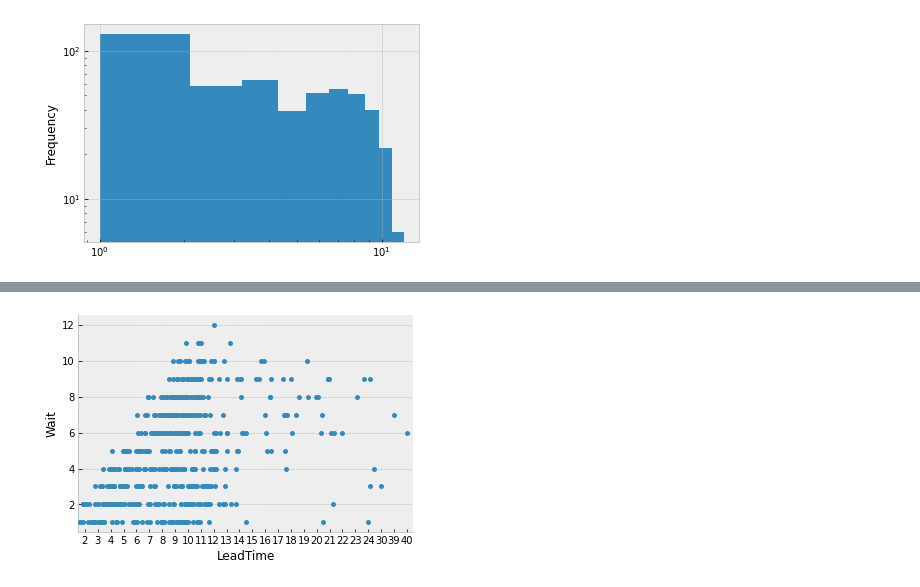
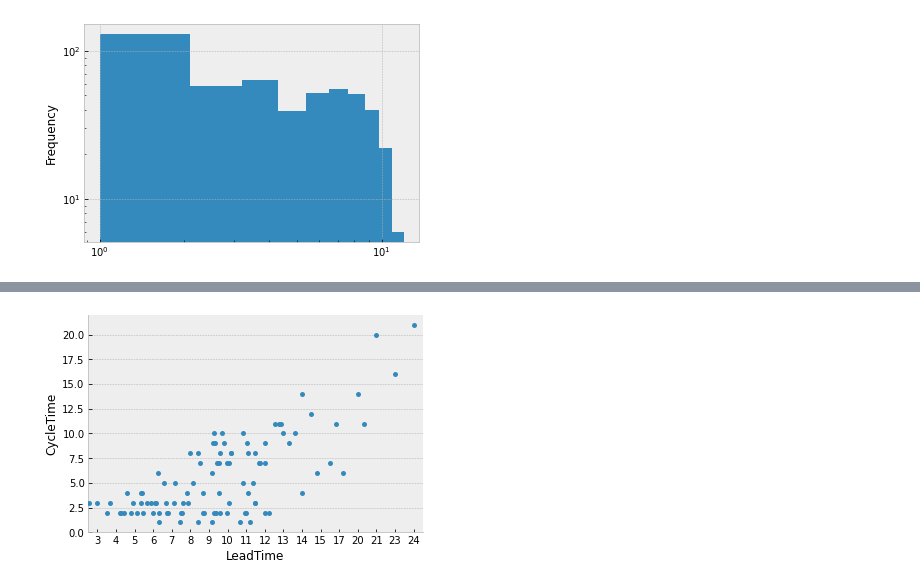
Before and after one commit to zkavtaskin/Lead-Time-Driven-Delivery-Simulation, a Jupyter notebook: Notebook/LittlePower.ipynb, the cells around one changed output, grey strips where cells are left out. Drawn from its saved outputs; the diff is of its cells as text; code cells hidden in the pictures.

```diff
--- a/Notebook/LittlePower.ipynb
+++ b/Notebook/LittlePower.ipynb
@@ -340,5 +345,5 @@ sns.despine()
 # %%
-sns.stripplot(data=sprints, x="LeadTime", y="Wait", jitter=1.2)
+sns.stripplot(data=sprints.sample(n=100), x="LeadTime", y="CycleTime", jitter=1.5)
 sns.despine()
 # %% [output]
-[figure, old version]
+[figure, new version]
```
Also changed, not shown: parts of 14 cells of this notebook.
